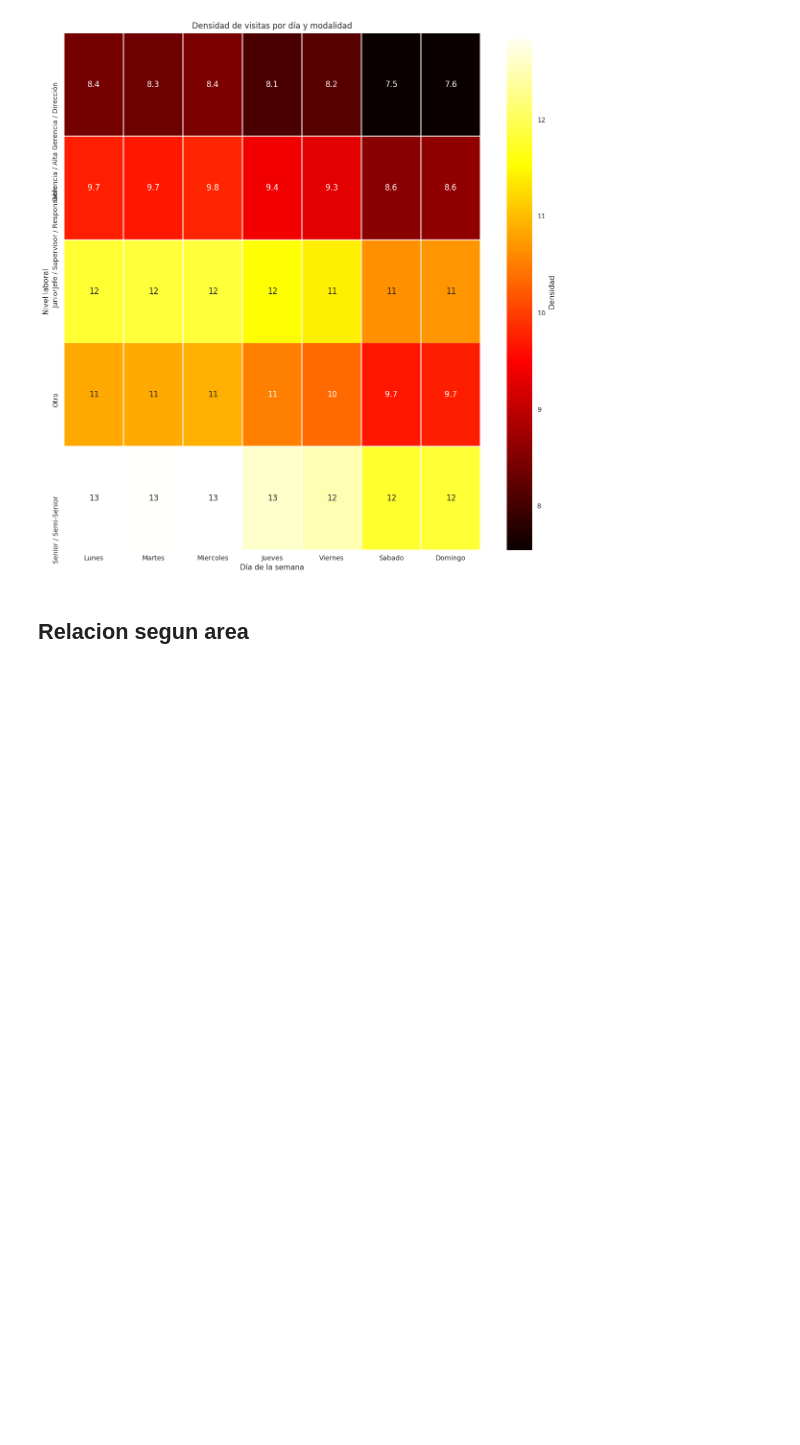
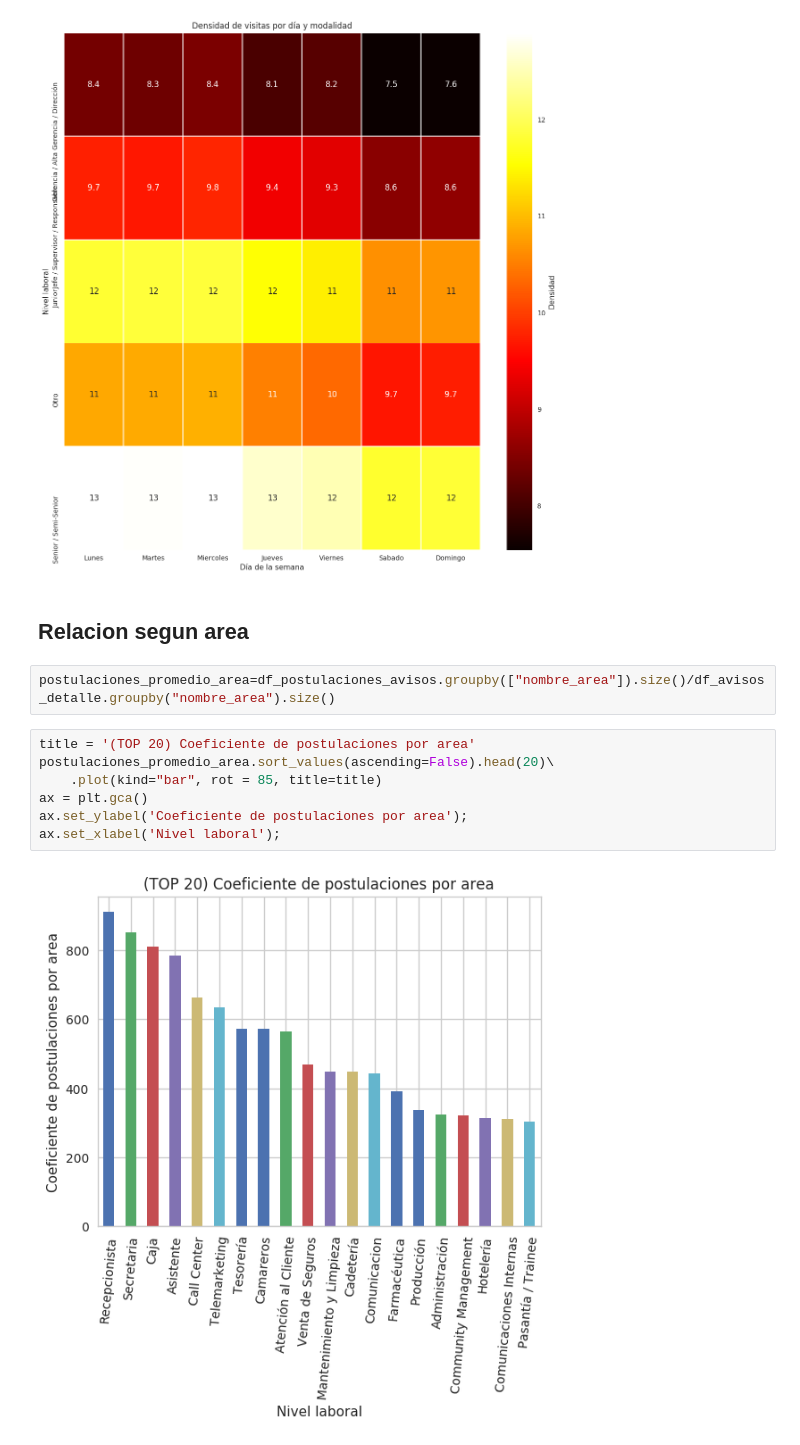
Before and after one commit to javierleyes/OrganizacionDeDatos, a Jupyter notebook: analisisPablo.ipynb, the cells around one changed output. Drawn from its saved outputs; the diff is of its cells as text; blank space fills up the shorter version.

Commit message:
- plot top 20 coeficiente postulacion por area - plot top ultimos 20 coeficiente postulacion por area

```diff
--- a/analisisPablo.ipynb
+++ b/analisisPablo.ipynb
@@ -103,3 +103,14 @@ Text(0.5,1,'Densidad de visitas por día y modalidad')
 [figure]
 # %% [markdown]
 ## Relacion segun area
+# %%
+postulaciones_promedio_area=df_postulaciones_avisos.groupby(["nombre_area"]).size()/df_avisos_detalle.groupby("nombre_area").size()
+# %%
+title = '(TOP 20) Coeficiente de postulaciones por area'
+postulaciones_promedio_area.sort_values(ascending=False).head(20)\
+    .plot(kind="bar", rot = 85, title=title)
+ax = plt.gca()
+ax.set_ylabel('Coeficiente de postulaciones por area');
+ax.set_xlabel('Nivel laboral');
+# %% [output]
+[figure, added]
```
Also changed, not shown: parts of 1 cell of this notebook.
